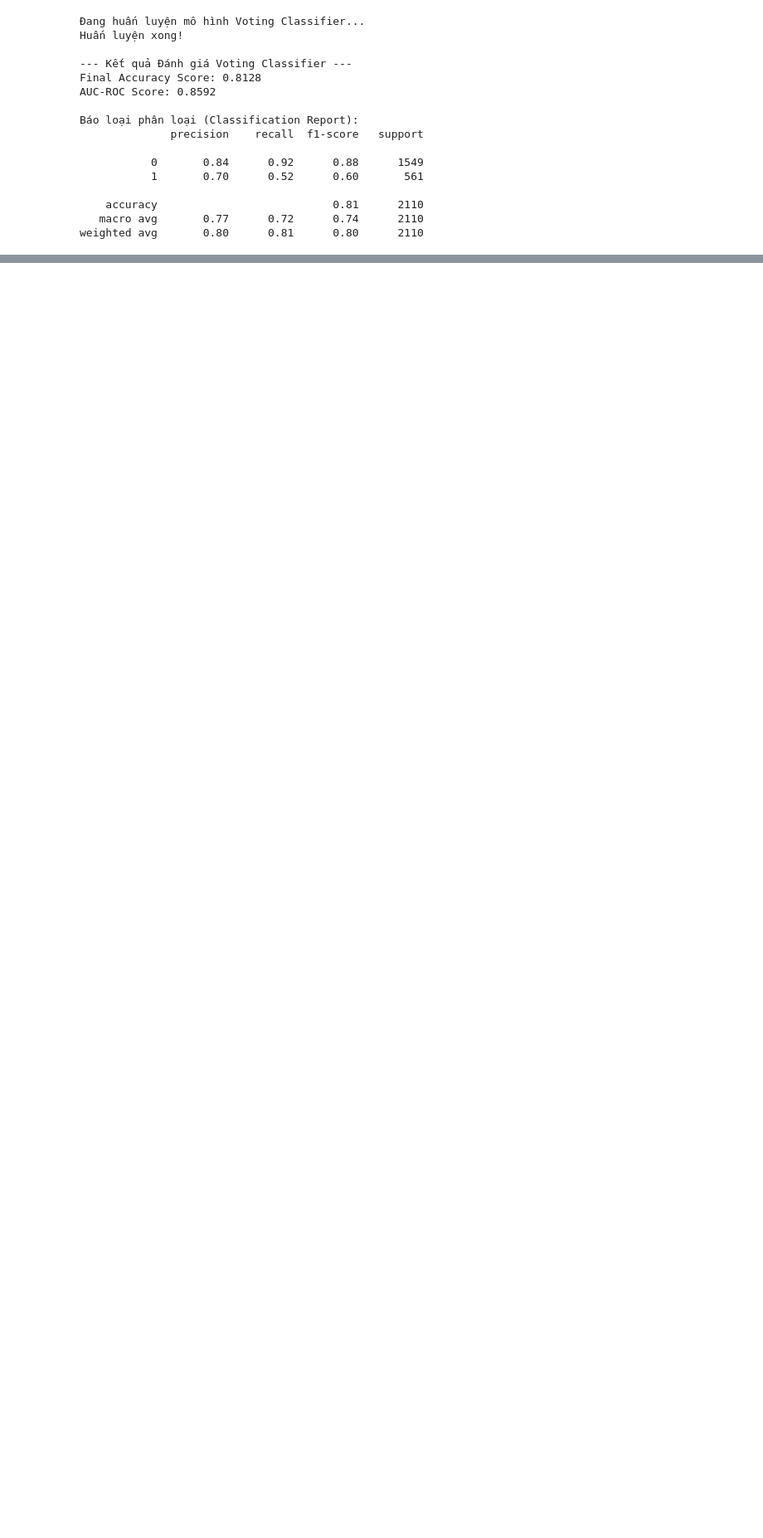
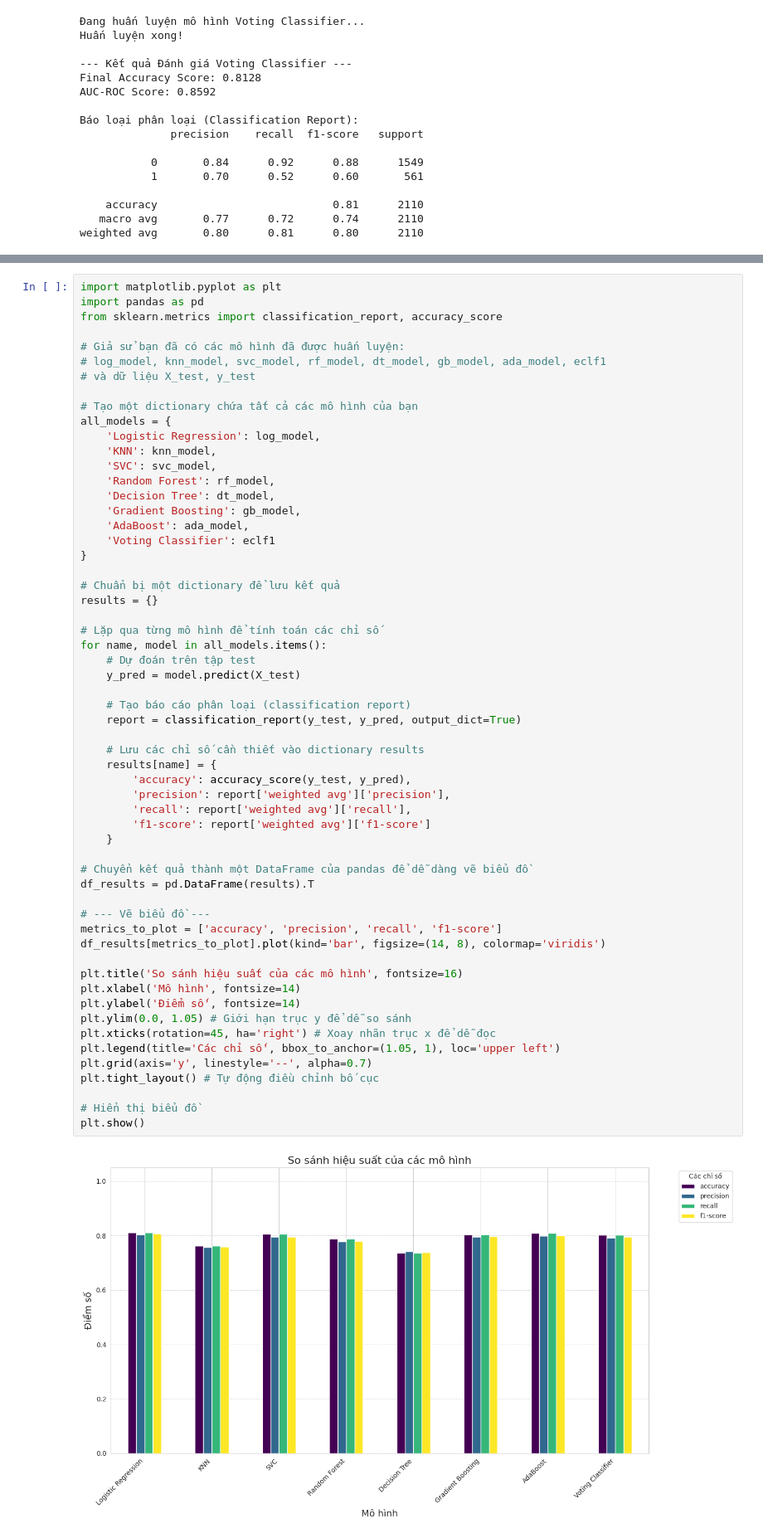
Before and after one commit to devdoan/devdoan, a Jupyter notebook: Untitled3.ipynb, the cells around one changed output, grey strips where cells are left out. Shown at 83% size. Cells and saved outputs as stored; diff of their text form; blank space fills up the shorter version.

```diff
--- a/Untitled3.ipynb
+++ b/Untitled3.ipynb
@@ -1393,0 +1627,60 @@ plt.show()
+# %%
+import matplotlib.pyplot as plt
+import pandas as pd
+from sklearn.metrics import classification_report, accuracy_score
+
+# Giả sử bạn đã có các mô hình đã được huấn luyện:
+# log_model, knn_model, svc_model, rf_model, dt_model, gb_model, ada_model, eclf1
+# và dữ liệu X_test, y_test
+
+# Tạo một dictionary chứa tất cả các mô hình của bạn
+all_models = {
+    'Logistic Regression': log_model,
+    'KNN': knn_model,
+    'SVC': svc_model,
+    'Random Forest': rf_model,
+    'Decision Tree': dt_model,
+    'Gradient Boosting': gb_model,
+    'AdaBoost': ada_model,
+    'Voting Classifier': eclf1
+}
+
+# Chuẩn bị một dictionary để lưu kết quả
+results = {}
+
+# Lặp qua từng mô hình để tính toán các chỉ số
+for name, model in all_models.items():
+    # Dự đoán trên tập test
+    y_pred = model.predict(X_test)
+
+    # Tạo báo cáo phân loại (classification report)
+    report = classification_report(y_test, y_pred, output_dict=True)
+
+    # Lưu các chỉ số cần thiết vào dictionary results
+    results[name] = {
+        'accuracy': accuracy_score(y_test, y_pred),
+        'precision': report['weighted avg']['precision'],
+        'recall': report['weighted avg']['recall'],
+        'f1-score': report['weighted avg']['f1-score']
+    }
+
+# Chuyển kết quả thành một DataFrame của pandas để dễ dàng vẽ biểu đồ
+df_results = pd.DataFrame(results).T
+
+# --- Vẽ biểu đồ ---
+metrics_to_plot = ['accuracy', 'precision', 'recall', 'f1-score']
+df_results[metrics_to_plot].plot(kind='bar', figsize=(14, 8), colormap='viridis')
+
+plt.title('So sánh hiệu suất của các mô hình', fontsize=16)
+plt.xlabel('Mô hình', fontsize=14)
+plt.ylabel('Điểm số', fontsize=14)
+plt.ylim(0.0, 1.05) # Giới hạn trục y để dễ so sánh
+plt.xticks(rotation=45, ha='right') # Xoay nhãn trục x để dễ đọc
+plt.legend(title='Các chỉ số', bbox_to_anchor=(1.05, 1), loc='upper left')
+plt.grid(axis='y', linestyle='--', alpha=0.7)
+plt.tight_layout() # Tự động điều chỉnh bố cục
+
+# Hiển thị biểu đồ
+plt.show()
+# %% [output]
+[figure, added]
```
Also changed, not shown: parts of 3 cells of this notebook.
